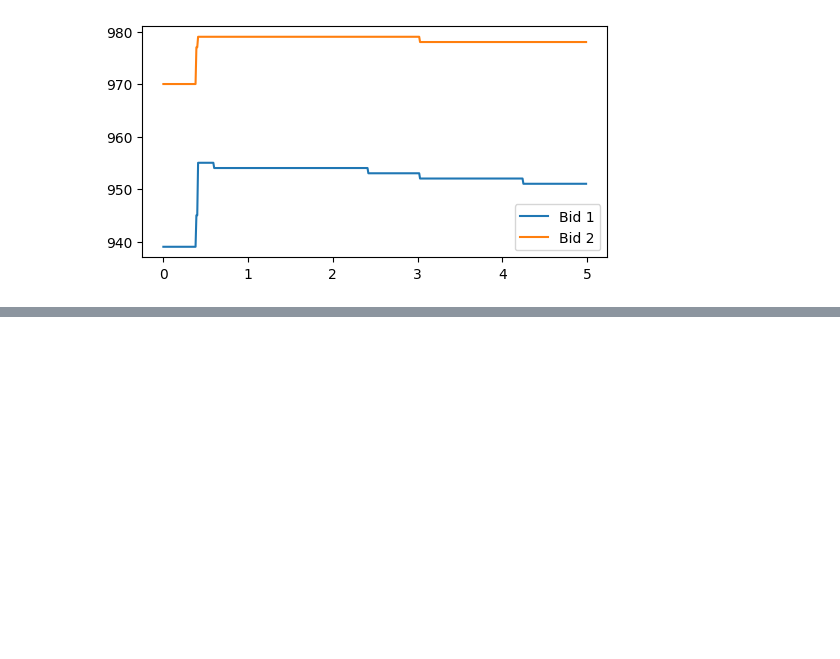
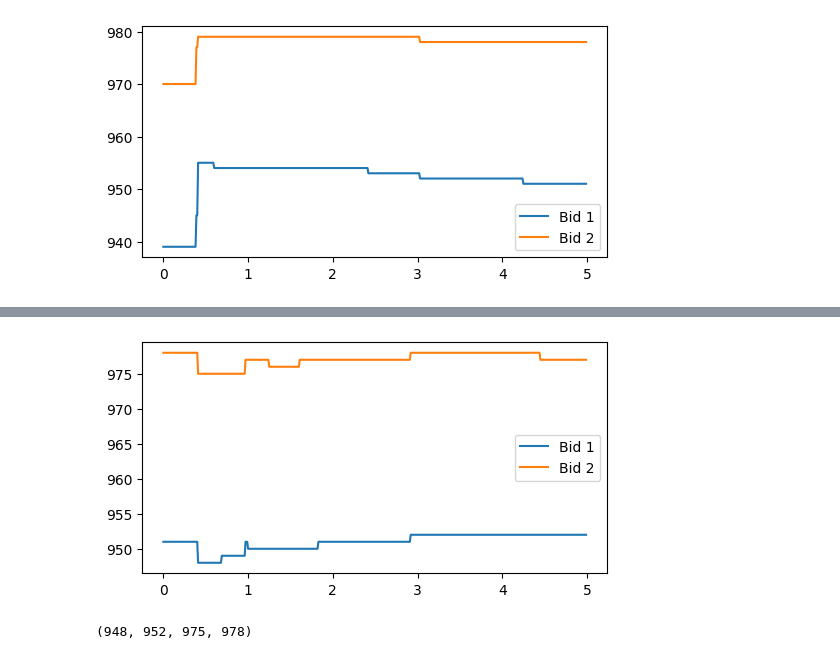
Before and after one commit to aemilani/imc-prosperity-2, a Jupyter notebook: round_1_manual.ipynb, the cells around one changed output, grey strips where cells are left out. Drawn from its saved outputs; the diff is of its cells as text; code cells hidden in the pictures; blank space fills up the shorter version.

```diff
--- a/round_1_manual.ipynb
+++ b/round_1_manual.ipynb
@@ -102,8 +102,8 @@ l_bid1, l_bid2 = [], []
 sig_range = np.arange(0, 5, 0.01)
 for sig in sig_range:
     z_denoised = gaussian_filter(z, sigma=sig)
-    bid1_opt = x_unique[np.where(z_denoised == z_denoised.max())[0][0]]
-    bid2_opt = y_unique[np.where(z_denoised == z_denoised.max())[1][0]]
+    bid1_opt = b1_unique[np.where(z_denoised == z_denoised.max())[0][0]]
+    bid2_opt = b2_unique[np.where(z_denoised == z_denoised.max())[1][0]]
     l_bid1.append(bid1_opt)
     l_bid2.append(bid2_opt)
 # %%
@@ -133,0 +185,21 @@ for bid1 in np.arange(930, 960):
+# %%
+l_bid1, l_bid2 = [], []
+sig_range = np.arange(0, 5, 0.01)
+for sig in sig_range:
+    z_denoised = gaussian_filter(z, sigma=sig)
+    bid1_opt = b1_unique[np.where(z_denoised == z_denoised.max())[0][0]]
+    bid2_opt = b2_unique[np.where(z_denoised == z_denoised.max())[1][0]]
+    l_bid1.append(bid1_opt)
+    l_bid2.append(bid2_opt)
+# %%
+plt.figure(figsize=(6, 3))
+plt.plot(sig_range, l_bid1, label='Bid 1')
+plt.plot(sig_range, l_bid2, label='Bid 2')
+plt.legend()
+plt.show()
+# %% [output]
+[figure, added]
+# %%
+min(l_bid1), max(l_bid1), min(l_bid2), max(l_bid2)
+# %% [output]
+(948, 952, 975, 978)
```
Also changed, not shown: parts of 15 cells of this notebook.
